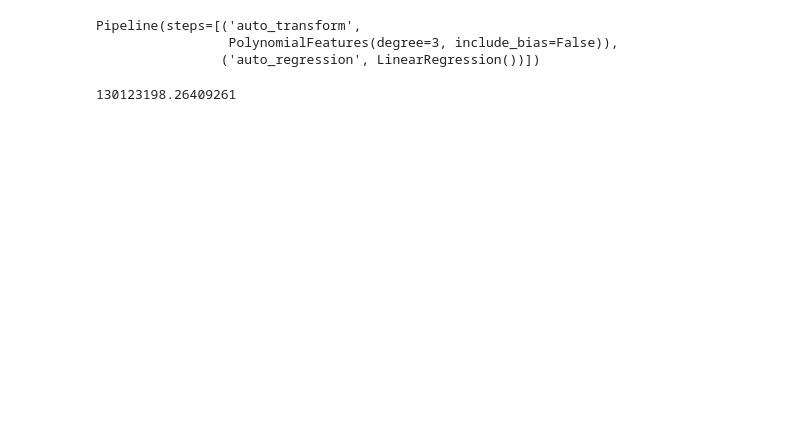
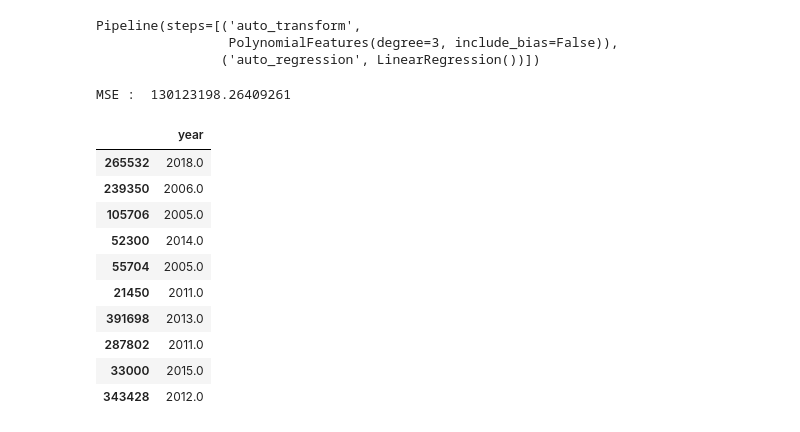
Before and after one commit to hemantborse/Practical-Application---Car-Pricing, a Jupyter notebook: Car_price.ipynb, the cells around one changed output. Cells and saved outputs as stored; diff of their text form; code cells hidden in the pictures; blank space fills up the shorter version.

```diff
--- a/Car_price.ipynb
+++ b/Car_price.ipynb
@@ -425,6 +425,26 @@ Xt = selector.fit_transform(X, y)
 lr = LinearRegression().fit(Xt, y)
 model_preds = lr.predict(Xt)
 mse = mean_squared_error(y, model_preds)
-print(mse)
+print("MSE : ", mse)
 # %% [output]
-130123198.26409261
+MSE :  130123198.26409261
+# %%
+#Comparing Complexity and Variance
+X = auto.loc[:,['year']]
+y = auto['price']
+sample = auto.sample(10, random_state = 22)
+X_train = sample.loc[:, ['year']]
+y_train = sample['price']
+X_train
+# %% [output]
+|  | year |
+| 265532 | 2018.0 |
+| 239350 | 2006.0 |
+| 105706 | 2005.0 |
+| 52300 | 2014.0 |
+| 55704 | 2005.0 |
+| 21450 | 2011.0 |
+| 391698 | 2013.0 |
+| 287802 | 2011.0 |
+| 33000 | 2015.0 |
+| 343428 | 2012.0 |
```
Also changed, not shown: parts of 8 cells of this notebook.
